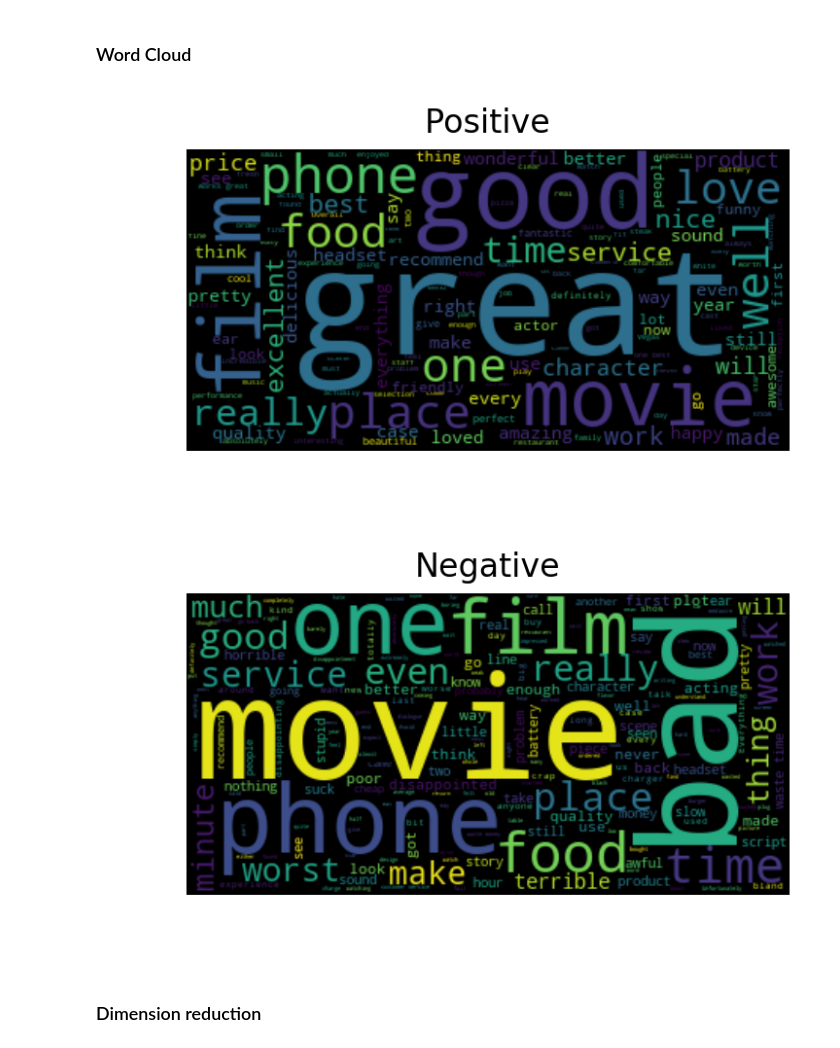
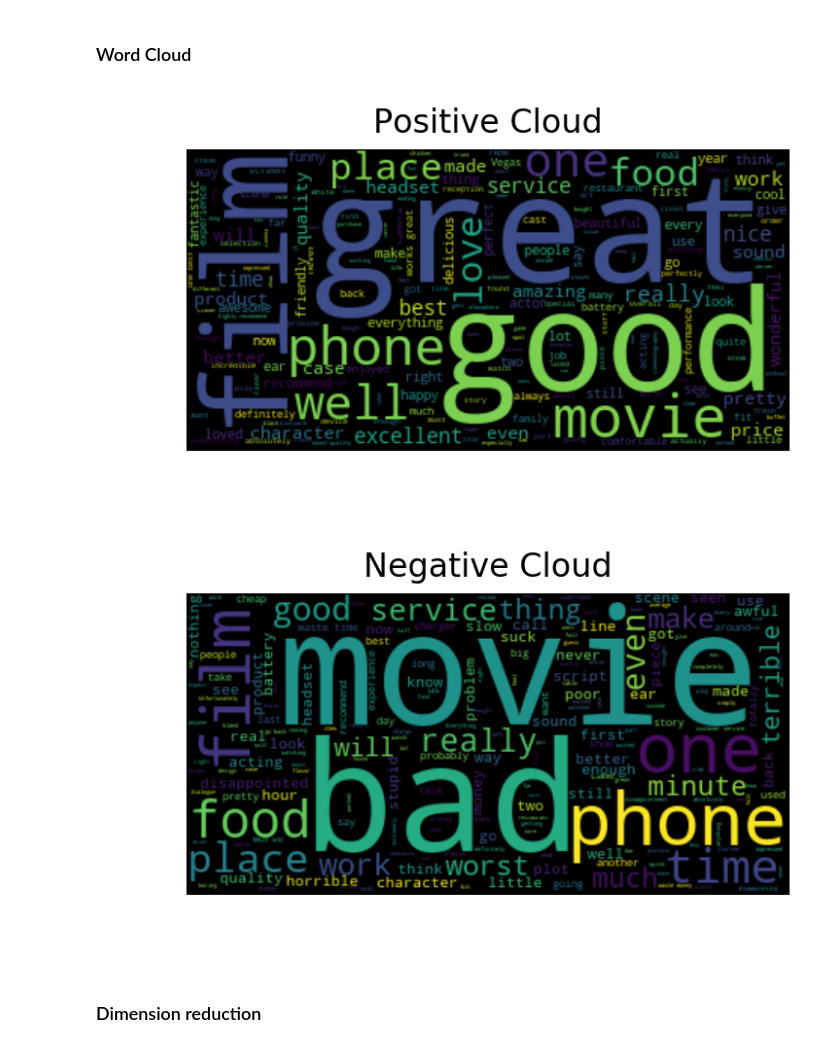
Before and after one commit to brian41005/dm_2018_hw_1, a Jupyter notebook: hw_1.ipynb, the cells around one changed output. Drawn from its saved outputs; the diff is of its cells as text; code cells hidden in the pictures.

```diff
--- a/hw_1.ipynb
+++ b/hw_1.ipynb
@@ -305,19 +317,19 @@ word_cloud = WordCloud().generate(' '.join(sentiment_df['text'][sentiment_df['sc
 plt.figure(figsize=(4, 3), dpi=200)
 plt.imshow(word_cloud, interpolation='bilinear')
 plt.axis("off")
-plt.title('Positive')
+plt.title('Positive Cloud')
 plt.show()
 # %% [output]
-[figure, old version]
+[figure, new version]
 # %%
 word_cloud = WordCloud().generate(' '.join(sentiment_df['text'][sentiment_df['score'] == 0].values.tolist()))
 plt.figure(figsize=(4, 3), dpi=200)
 plt.imshow(word_cloud, interpolation='bilinear')
 plt.axis("off")
-plt.title('Negative')
+plt.title('Negative Cloud')
 plt.show()
 # %% [output]
-[figure, old version]
+[figure, new version]
 # %% [markdown]
 ### Dimension reduction
 # %% [markdown]
```
Also changed, not shown: parts of 27 cells of this notebook.
